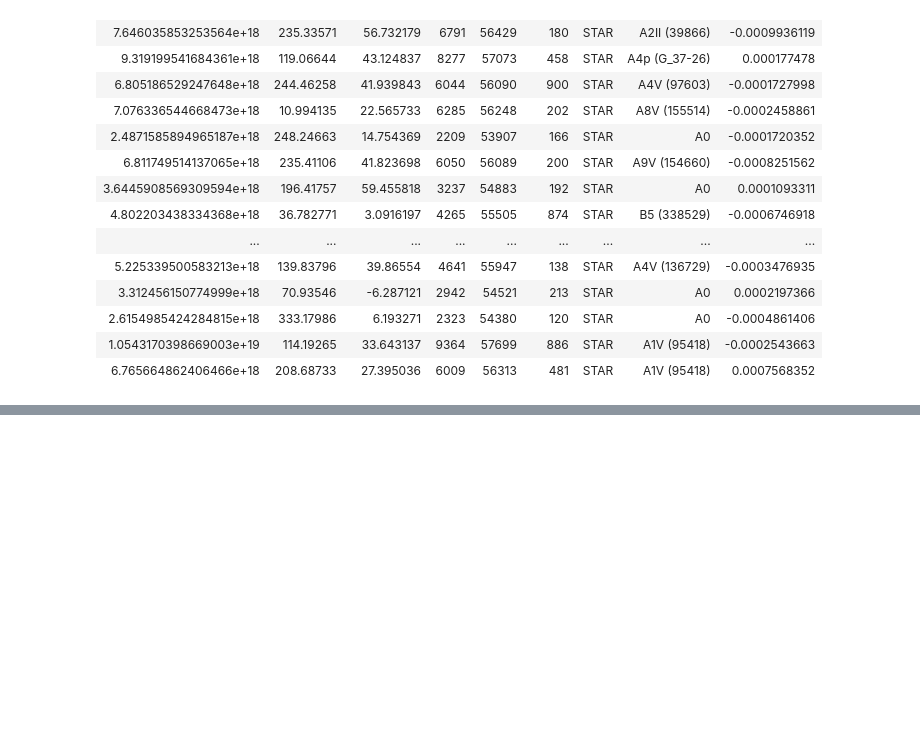
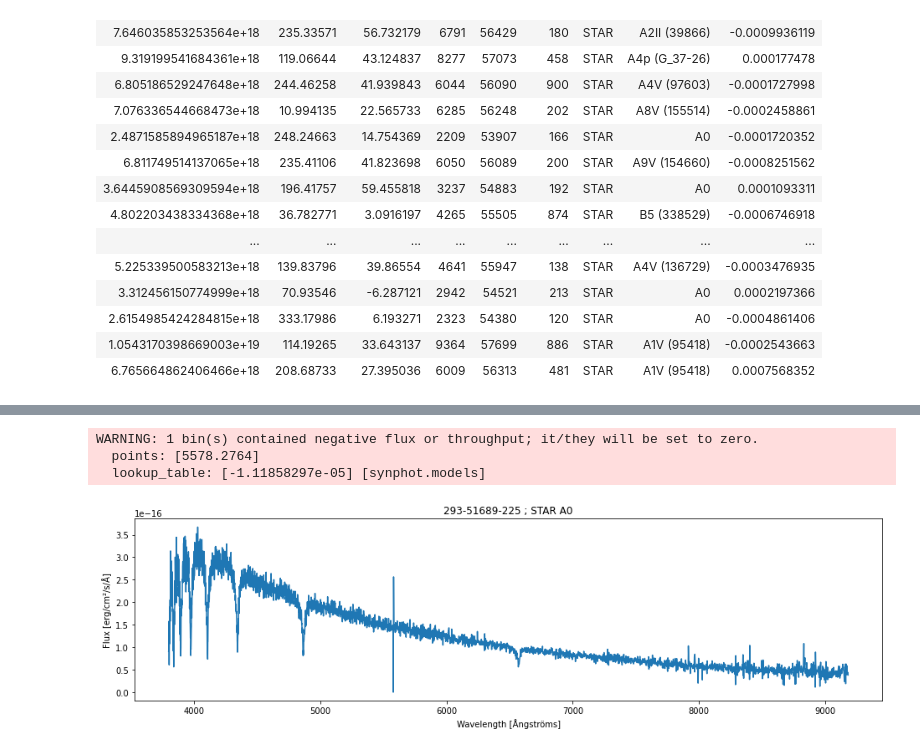
Before and after one commit to toniorte/tfm_astro, a Jupyter notebook: Download_HotStars.ipynb, the cells around one changed output, grey strips where cells are left out. Cells and saved outputs as stored; diff of their text form; code cells hidden in the pictures; blank space fills up the shorter version.

```diff
--- a/Download_HotStars.ipynb
+++ b/Download_HotStars.ipynb
@@ -141,0 +173,3 @@ MC1TRCT =-0.00000000000000E+00 / sp1 mech Temp_Red_Cam_Top
+# %%
+hotStars_1k_final=Table.read('tables/hotstars_1k_final.ecsv')
+hotStars_1k_final
@@ -141,0 +242,3 @@ MC1TRCT =-0.00000000000000E+00 / sp1 mech Temp_Red_Cam_Top
+# %%
+hotStars_1k_class=Table.read('tables/hotstars_1k_class.ecsv')
+hotStars_1k_class
@@ -141,0 +265,35 @@ MC1TRCT =-0.00000000000000E+00 / sp1 mech Temp_Red_Cam_Top
+# %%
+def plotspecstar(plate, mjd, fiber, direc, title, g, c, save=False):
+    filename = 'spec-'+str(plate).zfill(4)+'-'+str(mjd)+'-'+str(fiber).zfill(4)+'.fits'
+    hdul = fits.open(direc+filename)
+    flux = hdul[1].data['flux']*1e-17*units.FLAM
+    loglam = hdul[1].data['loglam']
+    wave = 10 ** loglam
+
+    sp = SourceSpectrum(Empirical1D, points=wave, lookup_table=flux, keep_neg=False)
+    spu = units.convert_flux(sp.waveset, sp(sp.waveset), units.FLAM)
+
+    plt.figure(figsize=(16,4))
+    plt.plot(sp.waveset.value, spu.value)
+    plt.xlabel('Wavelength [Ångströms]')
+    plt.ylabel('Flux [erg/cm²/s/Å]')
+    plt.title(title+' ; '+hdul[2].data['CLASS'][0]+' '+hdul[2].data['SUBCLASS'][0])
+    if save==True:
+        if g==False:
+            folderout='bad/'
+        else:
+            if c!='STAR':
+                folderout='other/'
+            else:
+                folderout='spec/'
+        plt.savefig(folderout+'spec-'+str(plate).zfill(4)+'-'+str(mjd)+'-'+str(fiber).zfill(4)+'.png', facecolor='white', edgecolor='none')
+    else:
+        plt.show()
+
+def plotspec_star(object, save=False):
+    p=object['plate']
+    m=object['mjd']
+    f=object['fiberid']
+    g=object['good']
+    c=str(object['class'])
+    plotspecstar(p, m, f, 'hotstars_1k/', str(p)+'-'+str(m)+'-'+str(f), g, c, save)
@@ -141,0 +305,7 @@ MC1TRCT =-0.00000000000000E+00 / sp1 mech Temp_Red_Cam_Top
+# %%
+plotspec_star(hotStars_1k_class[2], save=False)
+# %% [output]
+WARNING: 1 bin(s) contained negative flux or throughput; it/they will be set to zero.
+  points: [5578.2764]
+  lookup_table: [-1.11858297e-05] [synphot.models]
+[figure, added]
```
Also changed, not shown: parts of 10 cells of this notebook.
